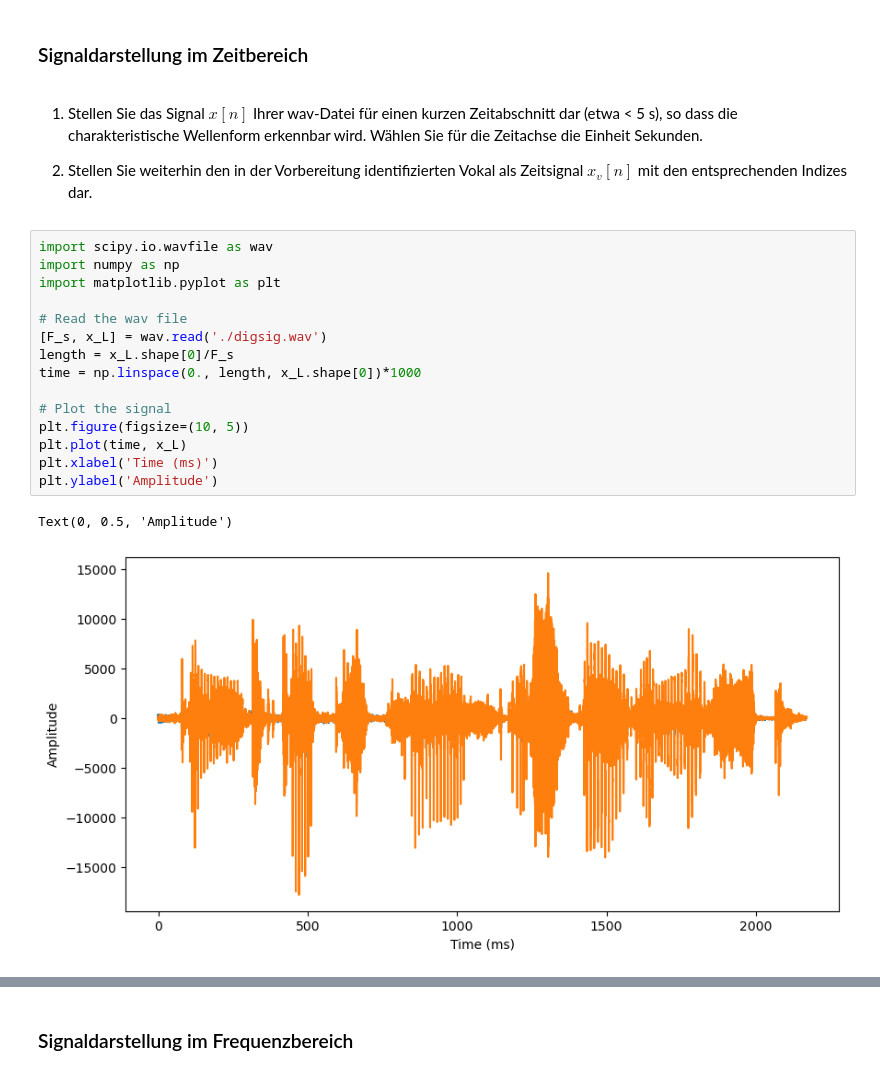
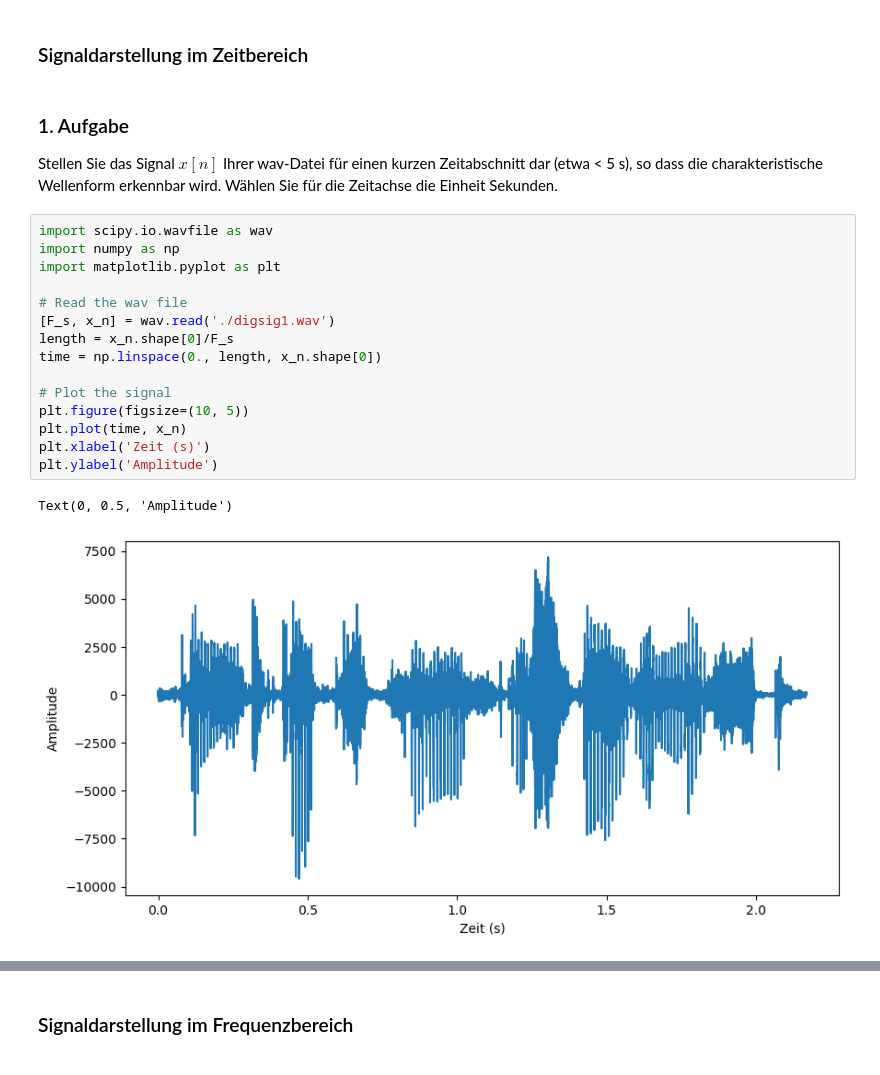
Before and after one commit to sonnii23/DigSigRep, a Jupyter notebook: digsig1/aufgabe_spektren.ipynb, the cells around one changed output, grey strips where cells are left out. Saved outputs shown, nothing was run; the diff lists cells and outputs as text.

Commit message:
vorbereitung digsig

```diff
--- a/digsig1/aufgabe_spektren.ipynb
+++ b/digsig1/aufgabe_spektren.ipynb
@@ -70,28 +94,23 @@ Praktikum Digitale Signalverarbeitung
 # %% [markdown]
 ### Signaldarstellung im Zeitbereich
 # %% [markdown]
-1.  Stellen Sie das Signal $x[n]$ Ihrer wav-Datei für einen kurzen
-    Zeitabschnitt dar (etwa < 5 s), so dass die charakteristische
-    Wellenform erkennbar wird. Wählen Sie für die Zeitachse die Einheit
-    Sekunden.
-
-2.  Stellen Sie weiterhin den in der Vorbereitung identifizierten Vokal
-    als Zeitsignal $x_v[n]$ mit den entsprechenden Indizes dar.
+### 1. Aufgabe
+Stellen Sie das Signal $x[n]$ Ihrer wav-Datei für einen kurzen Zeitabschnitt dar (etwa < 5 s), so dass die charakteristische Wellenform erkennbar wird. Wählen Sie für die Zeitachse die Einheit Sekunden.
 # %%
 import scipy.io.wavfile as wav
 import numpy as np
 import matplotlib.pyplot as plt
 
 # Read the wav file
-[F_s, x_L] = wav.read('./digsig.wav')
-length = x_L.shape[0]/F_s
-time = np.linspace(0., length, x_L.shape[0])*1000
+[F_s, x_n] = wav.read('./digsig1.wav')
+length = x_n.shape[0]/F_s
+time = np.linspace(0., length, x_n.shape[0])
 
 # Plot the signal
 plt.figure(figsize=(10, 5))
-plt.plot(time, x_L)
-plt.xlabel('Time (ms)')
+plt.plot(time, x_n)
+plt.xlabel('Zeit (s)')
 plt.ylabel('Amplitude')
 # %% [output]
 Text(0, 0.5, 'Amplitude')
-[figure, old version]
+[figure, new version]
```
Also changed, not shown: parts of 5 cells of this notebook, 1 other file.
